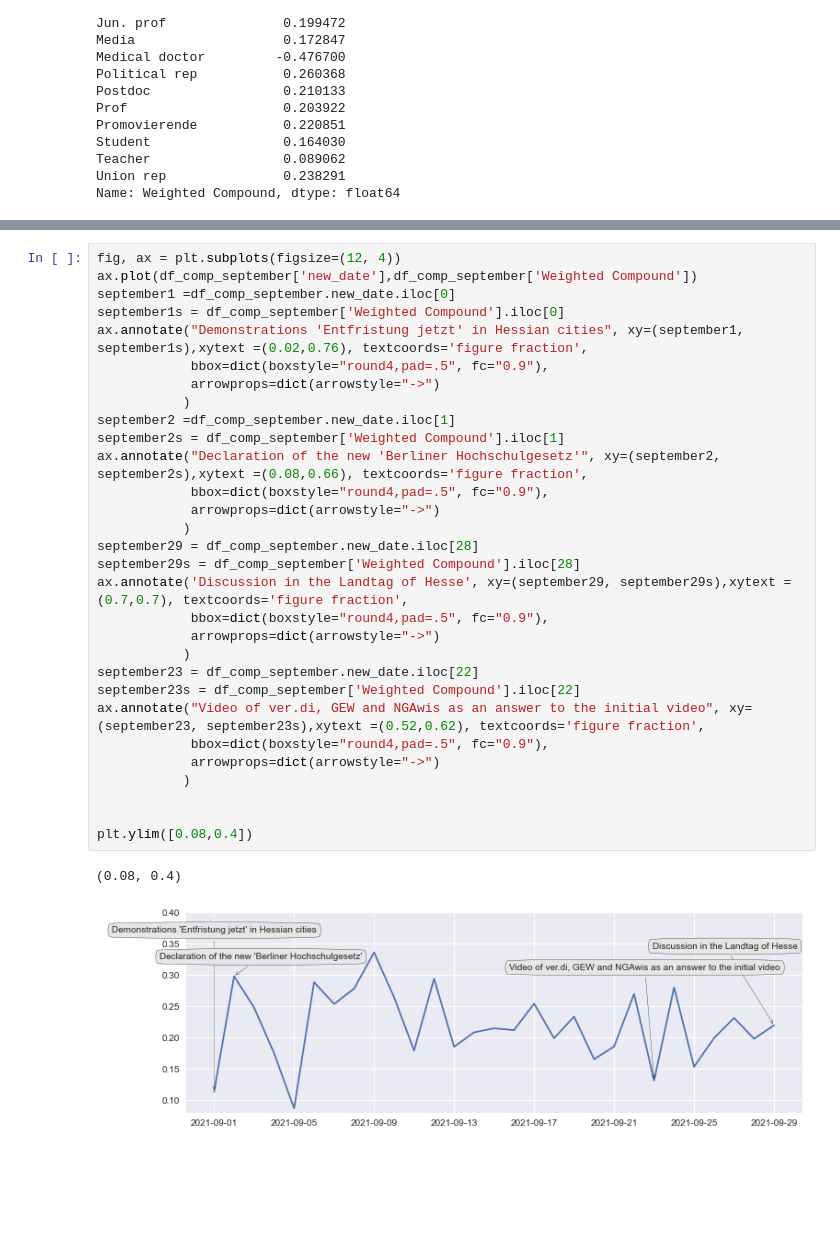
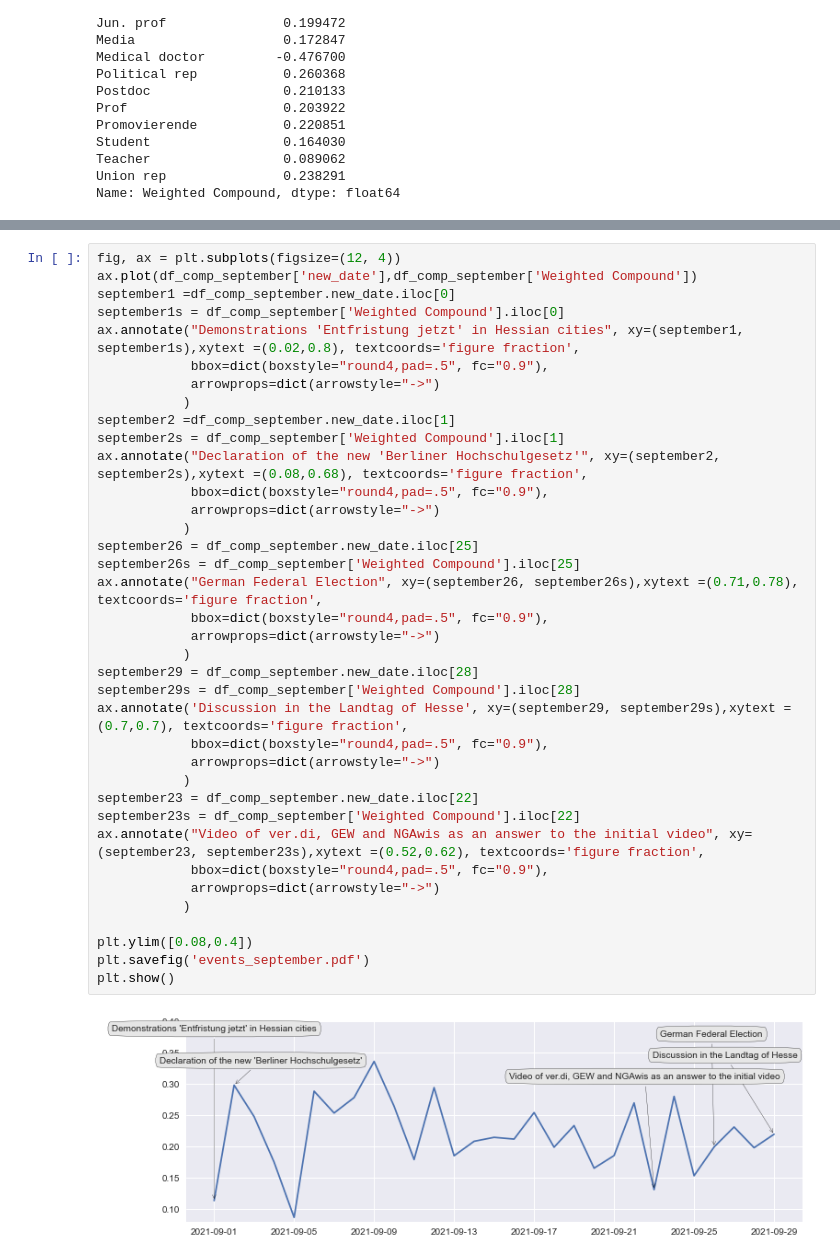
Before and after one commit to ahmadouw/IchBinHanna-Analysis, a Jupyter notebook: Sentiment_analysis_VADER.ipynb, the cells around one changed output, grey strips where cells are left out. Cells and saved outputs as stored; diff of their text form; blank space fills up the shorter version.

```diff
--- a/Sentiment_analysis_VADER.ipynb
+++ b/Sentiment_analysis_VADER.ipynb
@@ -649,34 +788,40 @@ plt.ylim([0.09,0.35])
 # %%
 fig, ax = plt.subplots(figsize=(12, 4))
 ax.plot(df_comp_september['new_date'],df_comp_september['Weighted Compound'])
 september1 =df_comp_september.new_date.iloc[0]
 september1s = df_comp_september['Weighted Compound'].iloc[0]
-ax.annotate("Demonstrations 'Entfristung jetzt' in Hessian cities", xy=(september1, september1s),xytext =(0.02,0.76), textcoords='figure fraction',
+ax.annotate("Demonstrations 'Entfristung jetzt' in Hessian cities", xy=(september1, september1s),xytext =(0.02,0.8), textcoords='figure fraction',
             bbox=dict(boxstyle="round4,pad=.5", fc="0.9"),
             arrowprops=dict(arrowstyle="->")
            )
 september2 =df_comp_september.new_date.iloc[1]
 september2s = df_comp_september['Weighted Compound'].iloc[1]
-ax.annotate("Declaration of the new 'Berliner Hochschulgesetz'", xy=(september2, september2s),xytext =(0.08,0.66), textcoords='figure fraction',
+ax.annotate("Declaration of the new 'Berliner Hochschulgesetz'", xy=(september2, september2s),xytext =(0.08,0.68), textcoords='figure fraction',
+            bbox=dict(boxstyle="round4,pad=.5", fc="0.9"),
+            arrowprops=dict(arrowstyle="->")
+           )
+september26 = df_comp_september.new_date.iloc[25]
+september26s = df_comp_september['Weighted Compound'].iloc[25]
+ax.annotate("German Federal Election", xy=(september26, september26s),xytext =(0.71,0.78), textcoords='figure fraction',
             bbox=dict(boxstyle="round4,pad=.5", fc="0.9"),
             arrowprops=dict(arrowstyle="->")
            )
 september29 = df_comp_september.new_date.iloc[28]
 september29s = df_comp_september['Weighted Compound'].iloc[28]
 ax.annotate('Discussion in the Landtag of Hesse', xy=(september29, september29s),xytext =(0.7,0.7), textcoords='figure fraction',
             bbox=dict(boxstyle="round4,pad=.5", fc="0.9"),
             arrowprops=dict(arrowstyle="->")
            )
 september23 = df_comp_september.new_date.iloc[22]
 september23s = df_comp_september['Weighted Compound'].iloc[22]
 ax.annotate("Video of ver.di, GEW and NGAwis as an answer to the initial video", xy=(september23, september23s),xytext =(0.52,0.62), textcoords='figure fraction',
             bbox=dict(boxstyle="round4,pad=.5", fc="0.9"),
             arrowprops=dict(arrowstyle="->")
            )
 
-
 plt.ylim([0.08,0.4])
+plt.savefig('events_september.pdf')
+plt.show()
 # %% [output]
-(0.08, 0.4)
-[figure, old version]
+[figure, new version]
 # %%
```
Also changed, not shown: parts of 35 cells of this notebook, 2 other files.
